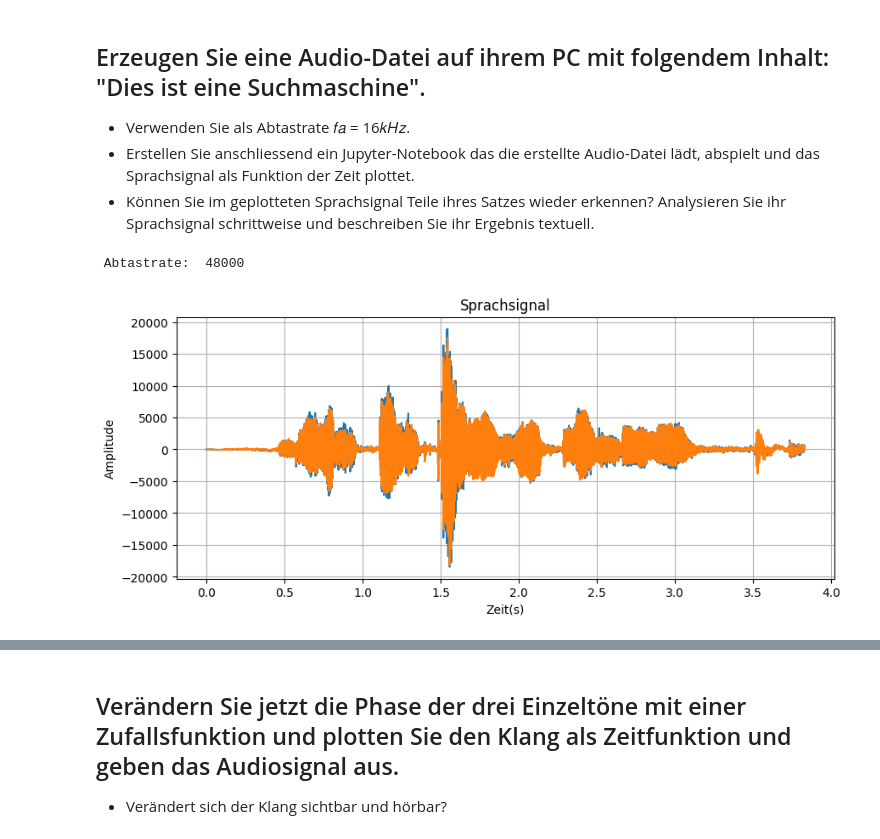
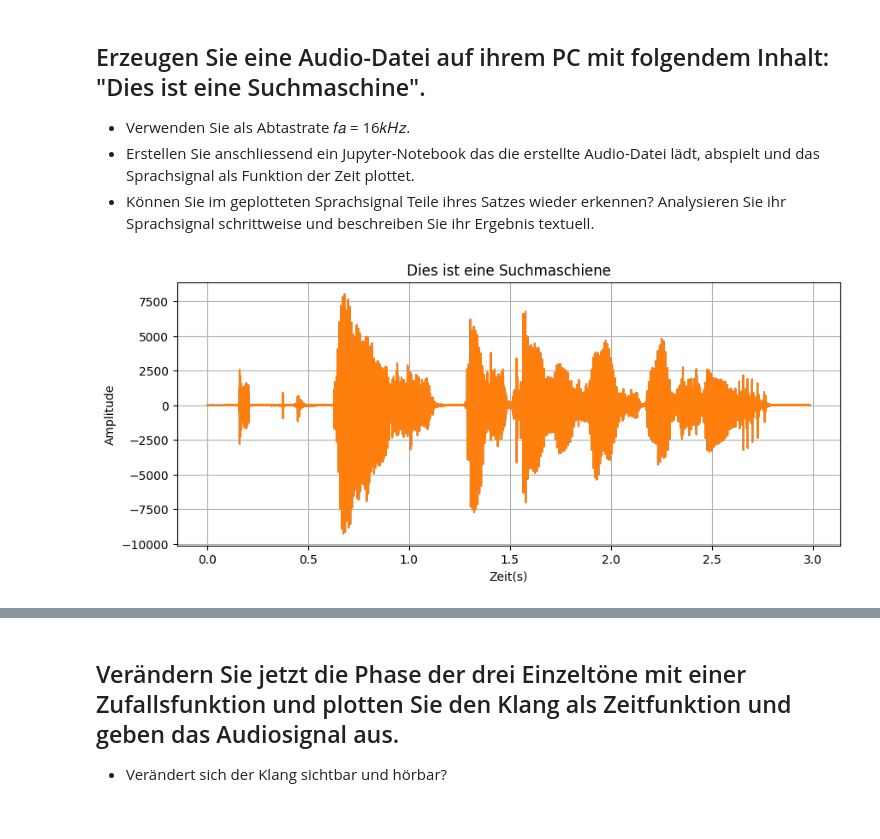
Before and after one commit to JoHoppe/LaborSprache, a Jupyter notebook: Sprachverarbeitung/labor1Überarbeitet.ipynb, the cells around one changed output, grey strips where cells are left out. Cells and saved outputs as stored; diff of their text form; code cells hidden in the pictures.

```diff
--- a/Sprachverarbeitung/labor1Überarbeitet.ipynb
+++ b/Sprachverarbeitung/labor1Überarbeitet.ipynb
@@ -14,26 +21,24 @@ import IPython.display as ipd
 - Erstellen Sie anschliessend ein Jupyter-Notebook das die erstellte Audio-Datei lädt, abspielt und das Sprachsignal als Funktion der Zeit plottet.
 - Können Sie im geplotteten Sprachsignal Teile ihres Satzes wieder erkennen? Analysieren Sie ihr Sprachsignal schrittweise und beschreiben Sie ihr Ergebnis textuell.
 # %%
-# Pfad zur vorhandenen Audiodatei
-audio_path = 'Aufzeichnung.wav'
-rate , signal = wavfile.read(audio_path)
+#Laden der Audiodatei
+audio_path = 'suchmaschine.wav' #Pfad zur Audiodatei
+rate , signal = wavfile.read(audio_path) #Einlesen der Audiodatei
 
-time = np.arange(0, len(signal)) / rate
+#Zeitvektor
+t = np.arange(0, len(signal)) / rate
 
-print ( " Abtastrate: " , rate) # rate ist Falsch
-
+# Ploten der Audiodatei
 plt.figure(figsize=(10,4))
-plt.plot(time,signal)
+plt.plot(t,signal)
 plt.xlabel("Zeit(s)")
 plt.ylabel("Amplitude")
-plt.title("Sprachsignal")
+plt.title(" Dies ist eine Suchmaschiene ")
 plt.grid(True)
 plt.show()
 
-
-# Audio-Datei einlesen und abspielen
+# Audio-Datei abspielen
 ipd.Audio(audio_path)
 # %% [output]
- Abtastrate:  48000
-[figure, old version]
+[figure, new version]
 [interactive output not drawn]
```
Also changed, not shown: parts of 33 cells of this notebook, 19 other files.
